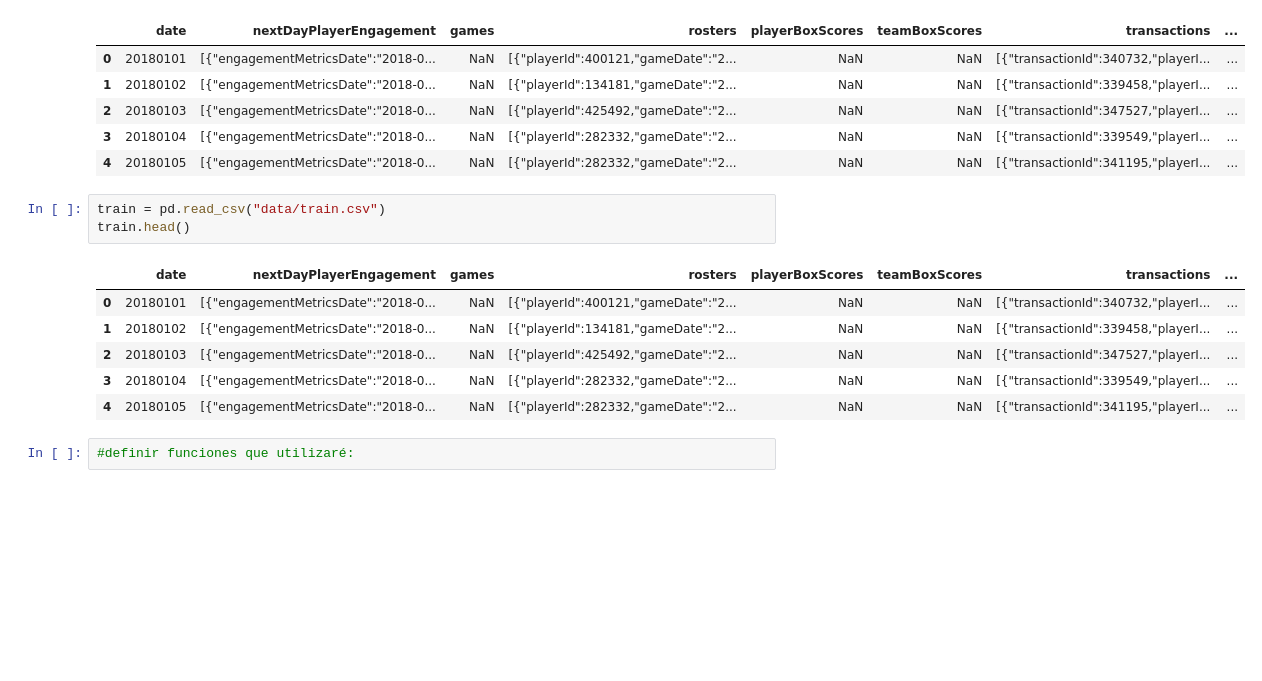
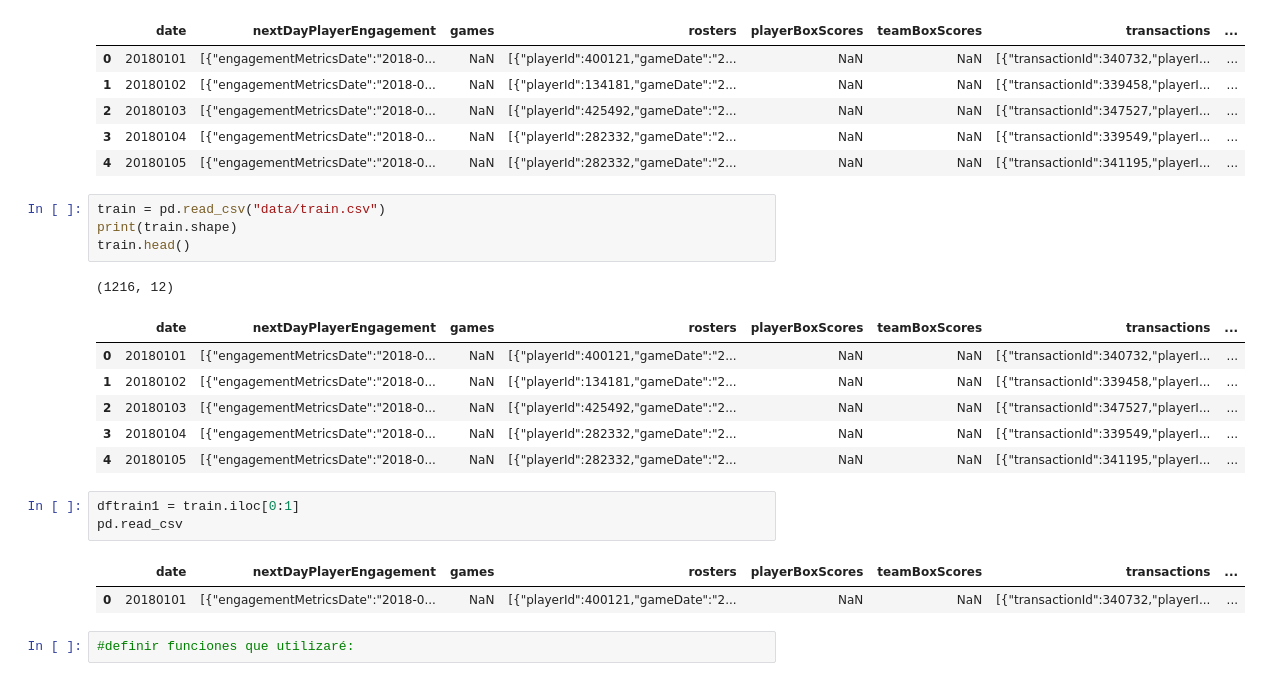
Before and after one commit to MarioChackGitHub/MLB-Kaggle, a Jupyter notebook: explore_data.ipynb, the cells around one changed output. Cells and saved outputs as stored; diff of their text form; blank space fills up the shorter version.

Commit message:
analysis of tables

```diff
--- a/explore_data.ipynb
+++ b/explore_data.ipynb
@@ -75,14 +75,22 @@ train_updated.head()
 | 4 | 20180105 | [{"engagementMetricsDate":"2018-0... | NaN | [{"playerId":282332,"gameDate":"2... | NaN | NaN | [{"transactionId":341195,"playerI... | ... |
 # %%
 train = pd.read_csv("data/train.csv")
+print(train.shape)
 train.head()
 # %% [output]
+(1216, 12)
 |  | date | nextDayPlayerEngagement | games | rosters | playerBoxScores | teamBoxScores | transactions | ... |
 | 0 | 20180101 | [{"engagementMetricsDate":"2018-0... | NaN | [{"playerId":400121,"gameDate":"2... | NaN | NaN | [{"transactionId":340732,"playerI... | ... |
 | 1 | 20180102 | [{"engagementMetricsDate":"2018-0... | NaN | [{"playerId":134181,"gameDate":"2... | NaN | NaN | [{"transactionId":339458,"playerI... | ... |
 | 2 | 20180103 | [{"engagementMetricsDate":"2018-0... | NaN | [{"playerId":425492,"gameDate":"2... | NaN | NaN | [{"transactionId":347527,"playerI... | ... |
 | 3 | 20180104 | [{"engagementMetricsDate":"2018-0... | NaN | [{"playerId":282332,"gameDate":"2... | NaN | NaN | [{"transactionId":339549,"playerI... | ... |
 | 4 | 20180105 | [{"engagementMetricsDate":"2018-0... | NaN | [{"playerId":282332,"gameDate":"2... | NaN | NaN | [{"transactionId":341195,"playerI... | ... |
+# %%
+dftrain1 = train.iloc[0:1]
+pd.read_csv
+# %% [output]
+|  | date | nextDayPlayerEngagement | games | rosters | playerBoxScores | teamBoxScores | transactions | ... |
+| 0 | 20180101 | [{"engagementMetricsDate":"2018-0... | NaN | [{"playerId":400121,"gameDate":"2... | NaN | NaN | [{"transactionId":340732,"playerI... | ... |
 # %%
 #definir funciones que utilizaré:
 # %% [markdown]
```
Also changed, not shown: parts of 10 cells of this notebook.
